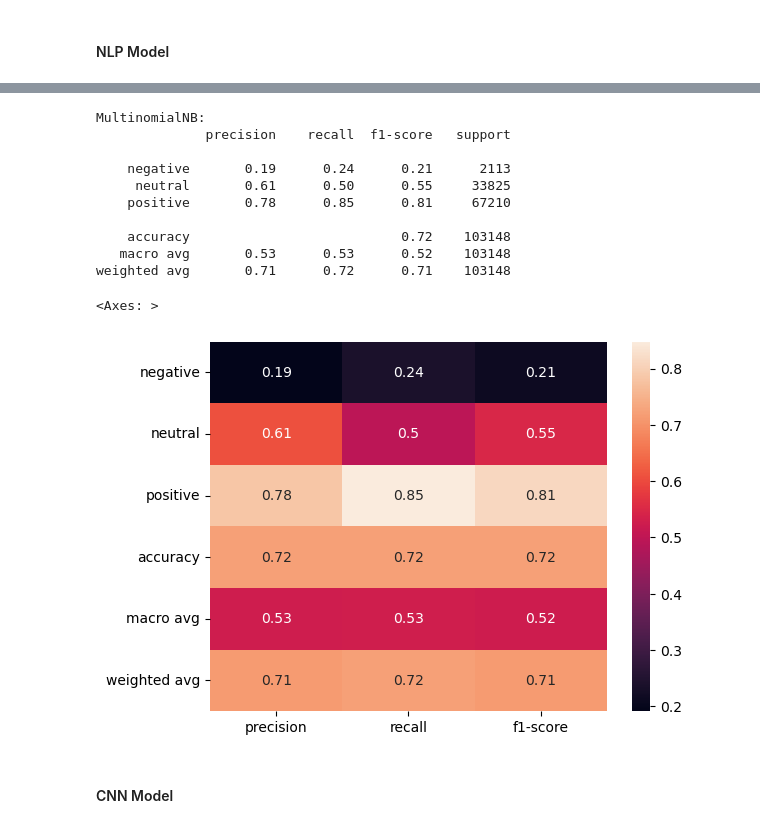
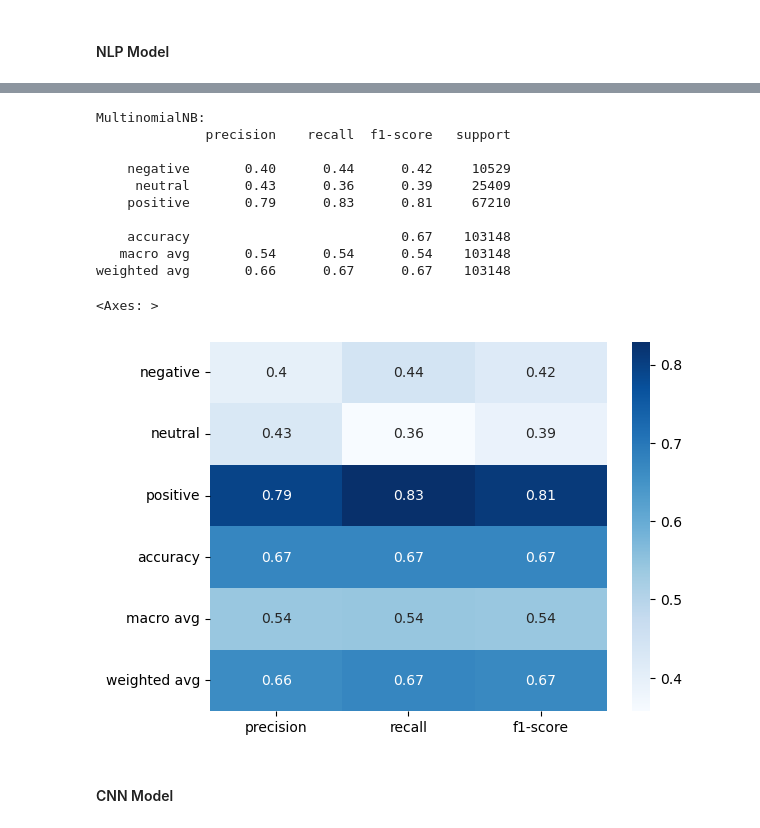
Before and after one commit to ellrub/Info284, a Jupyter notebook: groupExam.2025.ipynb, the cells around one changed output, grey strips where cells are left out. Cells and saved outputs as stored; diff of their text form; code cells hidden in the pictures.

```diff
--- a/groupExam.2025.ipynb
+++ b/groupExam.2025.ipynb
@@ -119,6 +119,8 @@ stemmer = WordNetLemmatizer()
 # Fjernet Lowercase converting herfra fordi gensim simple_preprocess gjør det by default.
 # Fjernet model spesifikke funksjoner ettersom vi kaller de enkle funksjonene når vi trenger dem.
 # ===================================================================
+
+# The clean_sentences function has been heavily inspired by "https://stackabuse.com/text-classification-with-python-and-scikit-learn/" text processing.
 
 # An indenpendent function that cleans the sentences up.
 # Returns a list of the cleansed sentences, and the data variable which was used.
@@ -148,7 +150,12 @@ def combine_reviews(data):
     X_1, X_2 = clean_sentences(data["Negative_Review"]), clean_sentences(data["Positive_Review"])
     X = []
     for n in range(len(X_1)):
-        X.append(X_1[n] + " " + X_2[n])
+        if X_1[n] == 'No negative' or X_1[n] is None:
+            X.append(X_2[n])
+        elif X_2[n] == 'No positive' or X_1[n] is None:
+            X.append(X_1[n])
+        else:
+            X.append(X_1[n] + " " + X_2[n])
     return pd.array(X)
 
 # Small change to threshhold to balance the data
@@ -156,9 +163,9 @@ def target_score_to_expression(data):
     y_n = data["Reviewer_Score"].values
     y = []
     for value in y_n:
-        if value < 5:
+        if value < 6:
             y.append("negative")
-        elif value < 7:
+        elif value < 8:
             y.append("neutral")
         else:
             y.append("positive")
@@ -170,9 +177,9 @@ def target_score_to_n(data):
     y_n = data["Reviewer_Score"].values
     y = []
     for value in y_n:
-        if value < 5:
+        if value < 6:
             y.append([1, 0, 0])
-        elif value < 7:
+        elif value < 8:
             y.append([0, 1, 0])
         else:
             y.append([0, 0, 1])
@@ -387,8 +398,8 @@ overfitting: 0.06734850725243635
 # %% [markdown]
 #### NLP Model
 # %%
-cv = CountVectorizer()
-X = cv.fit_transform(X)
+cv = CountVectorizer(max_features=5000, min_df=5, max_df=0.7)
+X_nlp = cv.fit_transform(X)
 
-X_train_NLP, X_test_NLP, y_train_NLP, y_test_NLP = train_test_split(X, y_nlp, test_size=0.2, random_state=0)
+X_train_NLP, X_test_NLP, y_train_NLP, y_test_NLP = train_test_split(X_nlp, y_nlp, test_size=0.2, random_state=0)
 # %%
@@ -411,25 +427,25 @@ weighted avg       0.71      0.72      0.71    103148
 # %%
 print("MultinomialNB: ")
 model_NLP = MultinomialNB()
 model_NLP.fit(X_train_NLP, y_train_NLP)
 y_pred = model_NLP.predict(X_test_NLP)
 clf_report = classification_report(y_test_NLP, y_pred_NLP, output_dict=True)
 print(classification_report(y_test_NLP, y_pred_NLP))
 
-sns.heatmap(pd.DataFrame(clf_report).iloc[:-1, :].T, annot=True)
+sns.heatmap(pd.DataFrame(clf_report).iloc[:-1, :].T, annot=True, cmap='Blues')
 # %% [output]
 MultinomialNB:
               precision    recall  f1-score   support
 
-    negative       0.19      0.24      0.21      2113
-     neutral       0.61      0.50      0.55     33825
-    positive       0.78      0.85      0.81     67210
+    negative       0.40      0.44      0.42     10529
+     neutral       0.43      0.36      0.39     25409
+    positive       0.79      0.83      0.81     67210
 
-    accuracy                           0.72    103148
-   macro avg       0.53      0.53      0.52    103148
-weighted avg       0.71      0.72      0.71    103148
+    accuracy                           0.67    103148
+   macro avg       0.54      0.54      0.54    103148
+weighted avg       0.66      0.67      0.67    103148
 <Axes: >
-[figure, old version]
+[figure, new version]
 # %% [markdown]
 #### CNN Model
 # %% [markdown]
```
Also changed, not shown: parts of 18 cells of this notebook, 2 other files.
